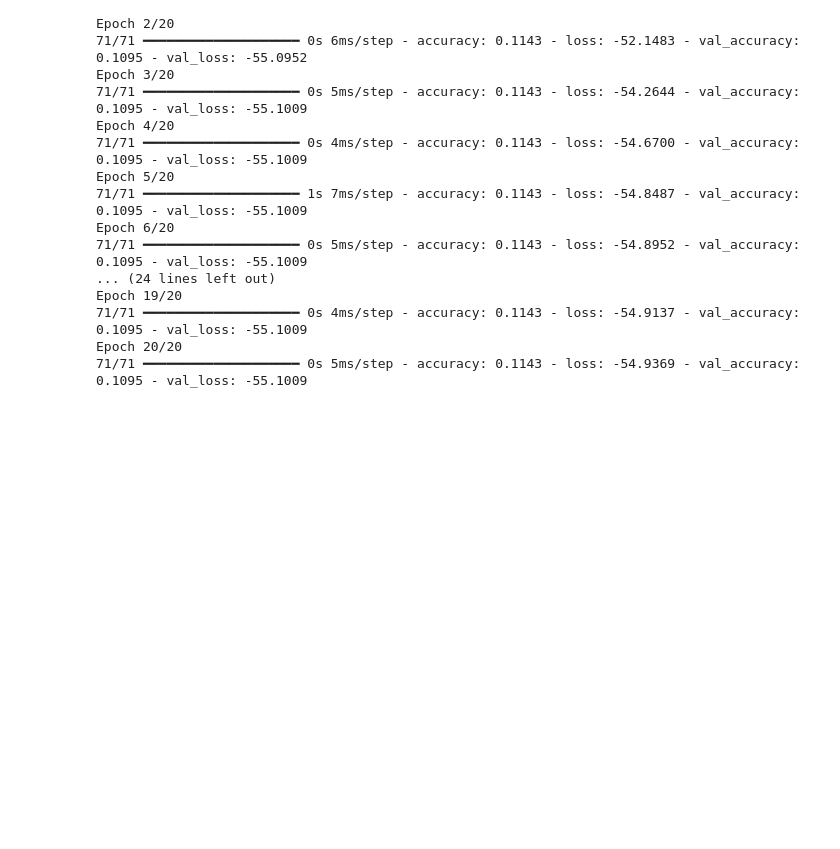
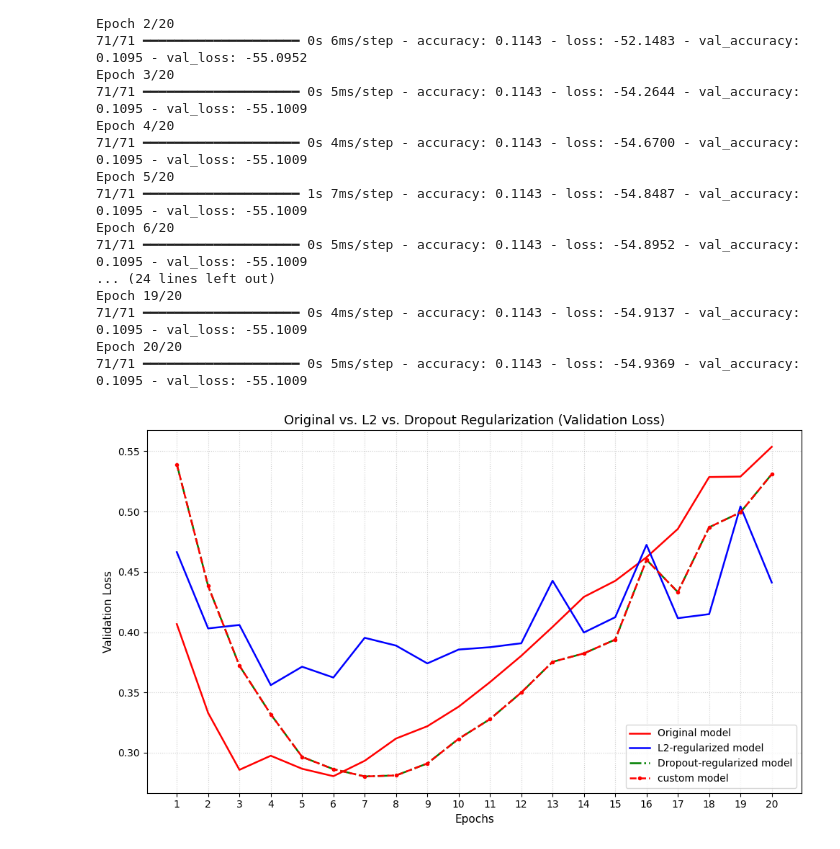
Before and after one commit to sdhaw1004/test1, a Jupyter notebook: 0928_practice.ipynb, the cells around one changed output. Drawn from its saved outputs; the diff is of its cells as text; code cells hidden in the pictures; blank space fills up the shorter version.

```diff
--- a/0928_practice.ipynb
+++ b/0928_practice.ipynb
@@ -767,7 +954,7 @@ import matplotlib.pyplot as plt
 original_val_loss = history_original.history["val_loss"]
 l2_val_loss = history_l2_reg.history["val_loss"]
 dropout_val_loss = history_dropout.history["val_loss"]
-history_val_loss = history_custom.history["val_loss"]
+
 
 # 2. 에포크 범위 설정 (20 에포크 기준)
 epochs = range(1, len(original_val_loss) + 1)
@@ -799,30 +986,32 @@ plt.plot(
     dropout_val_loss,
     "g-.",
     linewidth=1.8,
     label="Dropout-regularized model",
 )
 
 # (4) custom 모델
 plt.plot(
     epochs,
     dropout_val_loss,
     "r--.",
     linewidth=1.8,
     label="custom model",
 )
 
 
 # 4. 차트 라벨, 눈금 및 범례 설정
 plt.title(
     "Original vs. L2 vs. Dropout Regularization (Validation Loss)",
     fontsize=13,
 )
 plt.xlabel("Epochs", fontsize=11)
 plt.ylabel("Validation Loss", fontsize=11)
 plt.xticks(epochs)
 plt.grid(True, linestyle=":", alpha=0.6)
 plt.legend(fontsize=10)
 
 # 5. 출력
 plt.tight_layout()
 plt.show()
+# %% [output]
+[figure, added]
```
Also changed, not shown: parts of 24 cells of this notebook.
